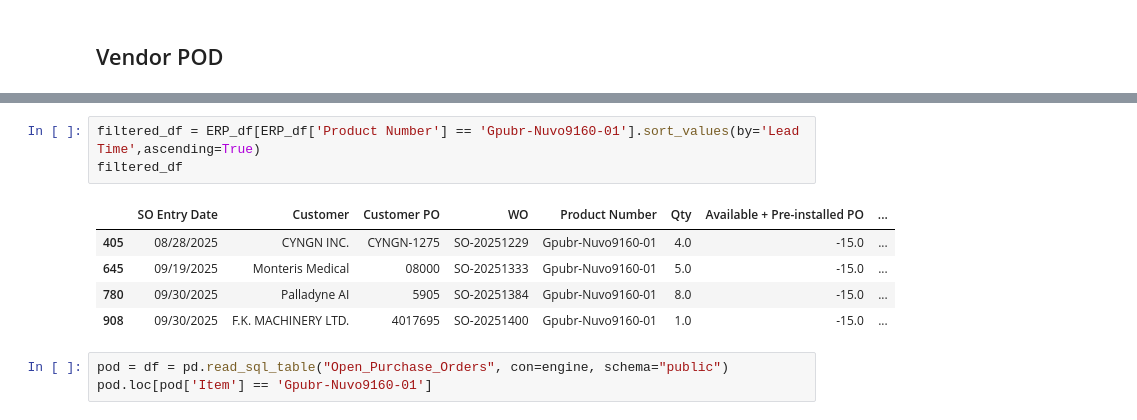
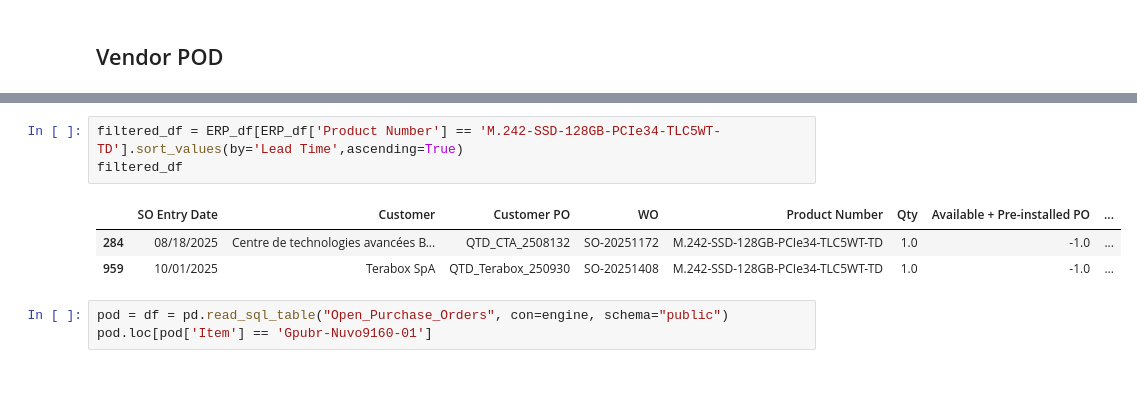
Before and after one commit to playoung2818/ERP_System, a Jupyter notebook: ERP_Dashboard.ipynb, the cells around one changed output, grey strips where cells are left out. Cells and saved outputs as stored; diff of their text form; blank space fills up the shorter version.

```diff
--- a/ERP_Dashboard.ipynb
+++ b/ERP_Dashboard.ipynb
@@ -474,12 +475,10 @@ NT_Shipping.loc[NT_Shipping['Model Name'] == 'GC-RTX2000Ada-Nvidia']
 # %%
-filtered_df = ERP_df[ERP_df['Product Number'] == 'Gpubr-Nuvo9160-01'].sort_values(by='Lead Time',ascending=True)
+filtered_df = ERP_df[ERP_df['Product Number'] == 'M.242-SSD-128GB-PCIe34-TLC5WT-TD'].sort_values(by='Lead Time',ascending=True)
 filtered_df
 # %% [output]
 |  | SO Entry Date | Customer | Customer PO | WO | Product Number | Qty | Available + Pre-installed PO | ... |
-| 405 | 08/28/2025 | CYNGN INC. | CYNGN-1275 | SO-20251229 | Gpubr-Nuvo9160-01 | 4.0 | -15.0 | ... |
-| 645 | 09/19/2025 | Monteris Medical | 08000 | SO-20251333 | Gpubr-Nuvo9160-01 | 5.0 | -15.0 | ... |
-| 780 | 09/30/2025 | Palladyne AI | 5905 | SO-20251384 | Gpubr-Nuvo9160-01 | 8.0 | -15.0 | ... |
-| 908 | 09/30/2025 | F.K. MACHINERY LTD. | 4017695 | SO-20251400 | Gpubr-Nuvo9160-01 | 1.0 | -15.0 | ... |
+| 284 | 08/18/2025 | Centre de technologies avancées B... | QTD_CTA_2508132 | SO-20251172 | M.242-SSD-128GB-PCIe34-TLC5WT-TD | 1.0 | -1.0 | ... |
+| 959 | 10/01/2025 | Terabox SpA | QTD_Terabox_250930 | SO-20251408 | M.242-SSD-128GB-PCIe34-TLC5WT-TD | 1.0 | -1.0 | ... |
 # %%
 pod = df = pd.read_sql_table("Open_Purchase_Orders", con=engine, schema="public")
 pod.loc[pod['Item'] == 'Gpubr-Nuvo9160-01']
```
Also changed, not shown: parts of 3 cells of this notebook, 2 other files.
